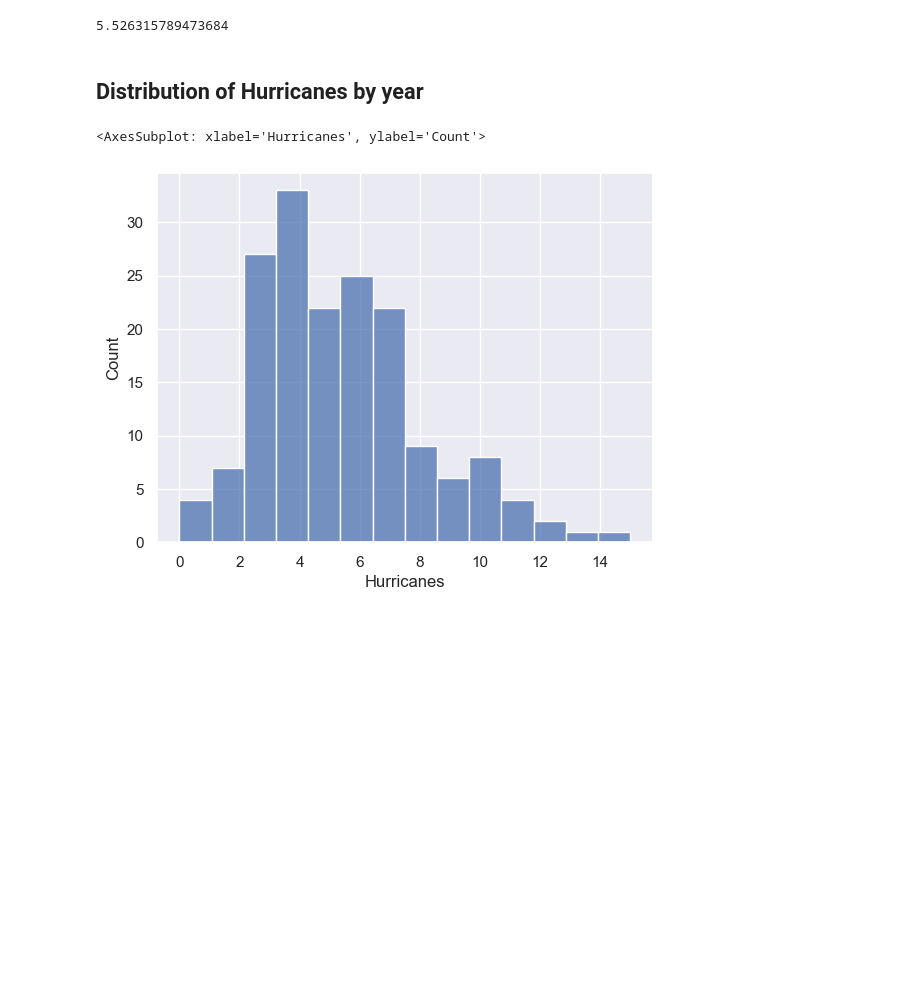
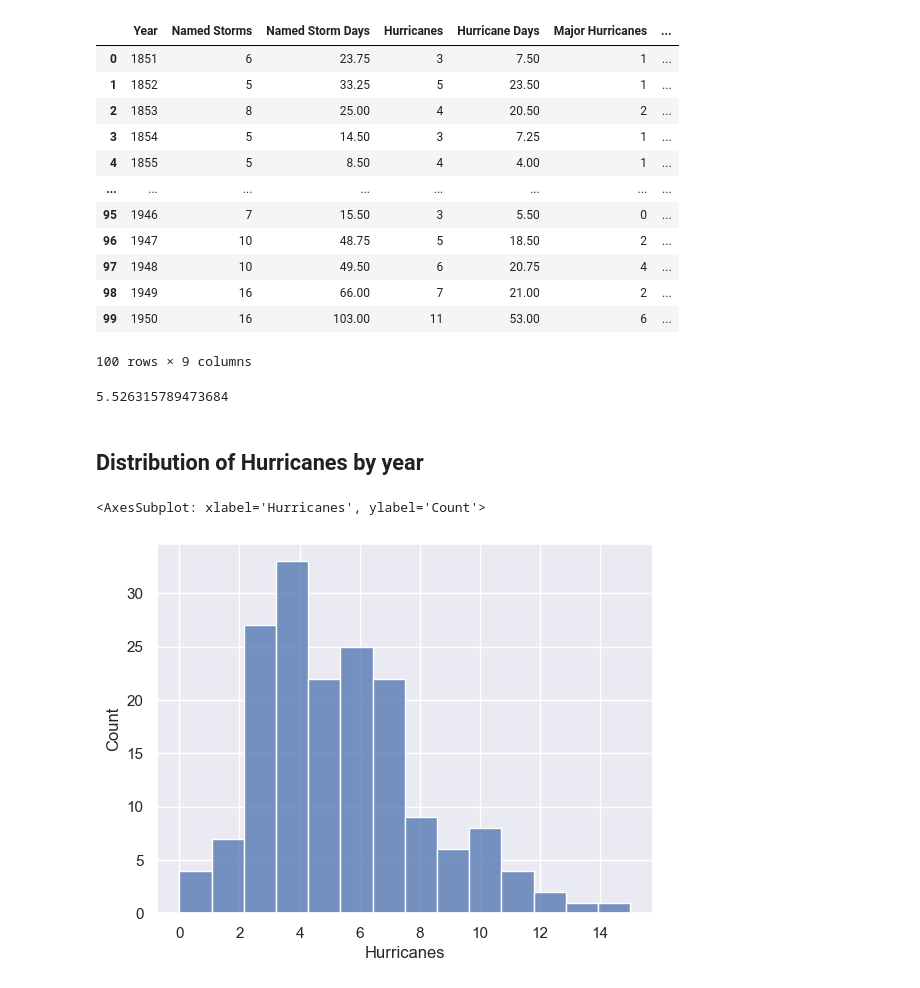
Before and after one commit to btbyrnes/bayesian_notebooks, a Jupyter notebook: hurricanes.ipynb, the cells around one changed output. Drawn from its saved outputs; the diff is of its cells as text; code cells hidden in the pictures; blank space fills up the shorter version.

```diff
--- a/hurricanes.ipynb
+++ b/hurricanes.ipynb
@@ -7,7 +8,24 @@ sns.set_theme()
 # %%
 data = pd.read_csv("datasets/hurricanes.csv", sep="\t")
 data.head()
-data["year"] = data["Year"] - 1851
+data["year"] = data["Year"] - data["Year"].min()
+
+data = data[0:100]
+data
+# %% [output]
+|  | Year | Named Storms | Named Storm Days | Hurricanes | Hurricane Days | Major Hurricanes | ... |
+| 0 | 1851 | 6 | 23.75 | 3 | 7.50 | 1 | ... |
+| 1 | 1852 | 5 | 33.25 | 5 | 23.50 | 1 | ... |
+| 2 | 1853 | 8 | 25.00 | 4 | 20.50 | 2 | ... |
+| 3 | 1854 | 5 | 14.50 | 3 | 7.25 | 1 | ... |
+| 4 | 1855 | 5 | 8.50 | 4 | 4.00 | 1 | ... |
+| ... | ... | ... | ... | ... | ... | ... | ... |
+| 95 | 1946 | 7 | 15.50 | 3 | 5.50 | 0 | ... |
+| 96 | 1947 | 10 | 48.75 | 5 | 18.50 | 2 | ... |
+| 97 | 1948 | 10 | 49.50 | 6 | 20.75 | 4 | ... |
+| 98 | 1949 | 16 | 66.00 | 7 | 21.00 | 2 | ... |
+| 99 | 1950 | 16 | 103.00 | 11 | 53.00 | 6 | ... |
+100 rows × 9 columns
 # %%
 data["Hurricanes"].mean()
 # %% [output]
```
Also changed, not shown: parts of 10 cells of this notebook, 3 other files.
